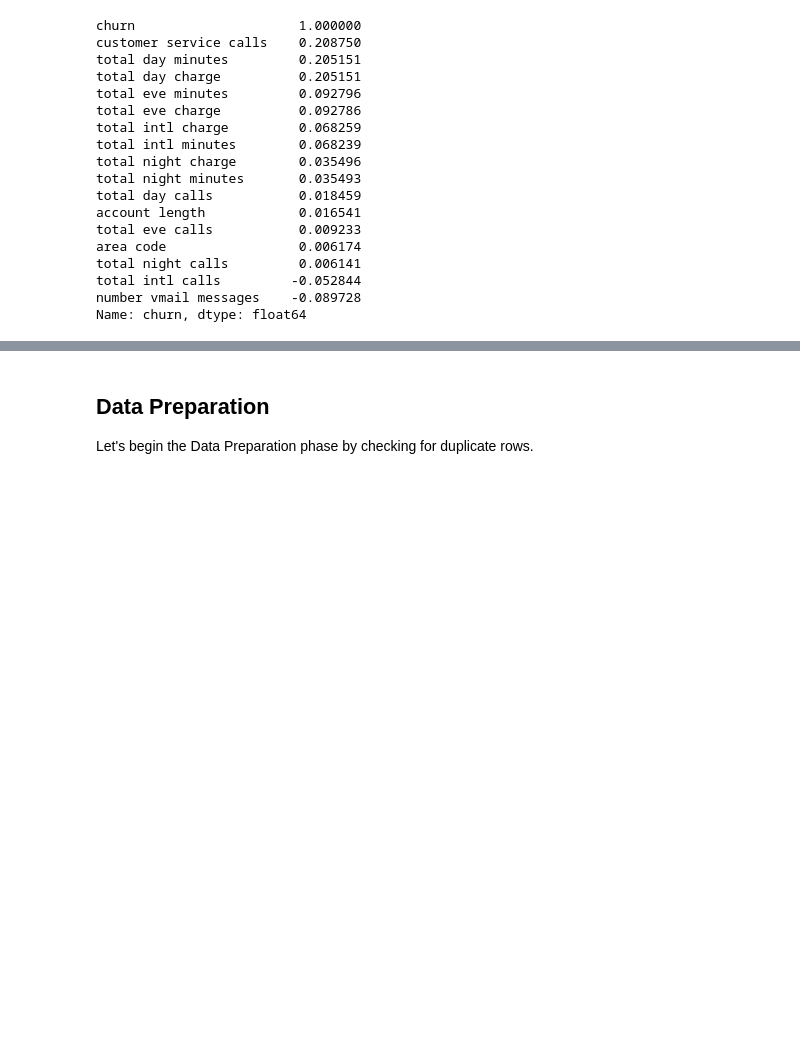
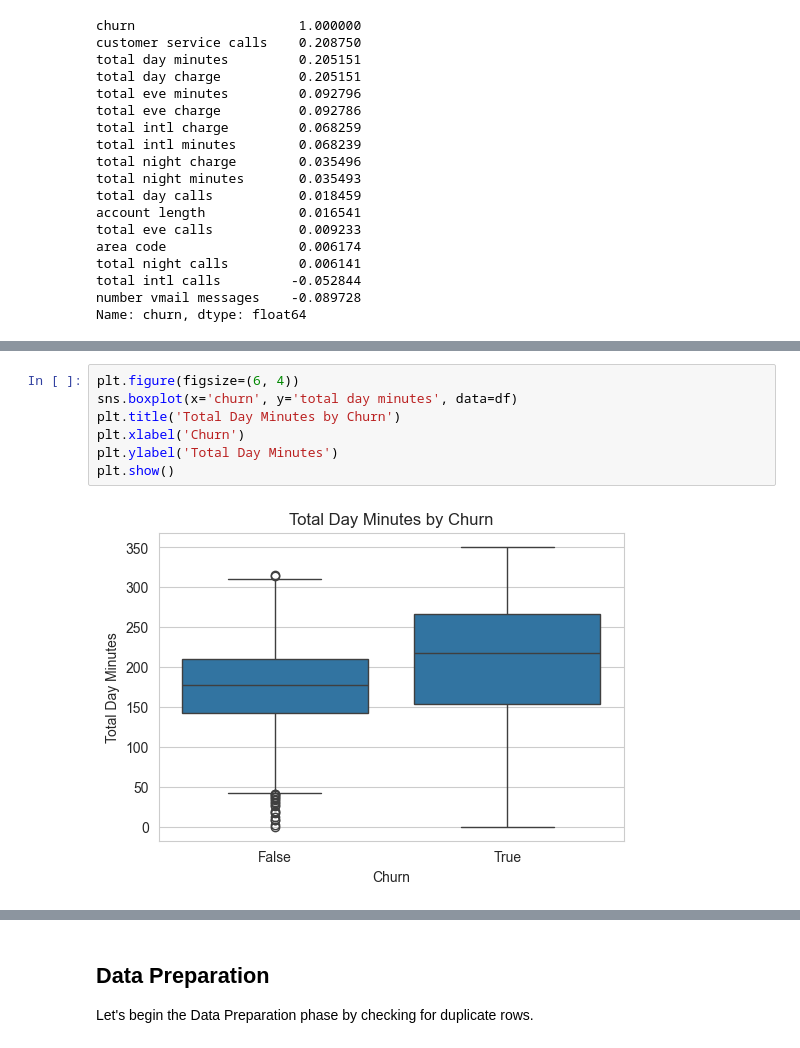
Before and after one commit to Wangui10/syria-tel-churn, a Jupyter notebook: classification_notebook.ipynb, the cells around one changed output, grey strips where cells are left out. Drawn from its saved outputs; the diff is of its cells as text; blank space fills up the shorter version.

Commit message:
Add visualizations and update notebook with inferential stats observations

```diff
--- a/classification_notebook.ipynb
+++ b/classification_notebook.ipynb
@@ -451,0 +527,9 @@ Feature: total day charge
+# %%
+plt.figure(figsize=(6, 4))
+sns.boxplot(x='churn', y='total day minutes', data=df)
+plt.title('Total Day Minutes by Churn')
+plt.xlabel('Churn')
+plt.ylabel('Total Day Minutes')
+plt.show()
+# %% [output]
+[figure, added]
```
Also changed, not shown: parts of 51 cells of this notebook, 8 other files.
